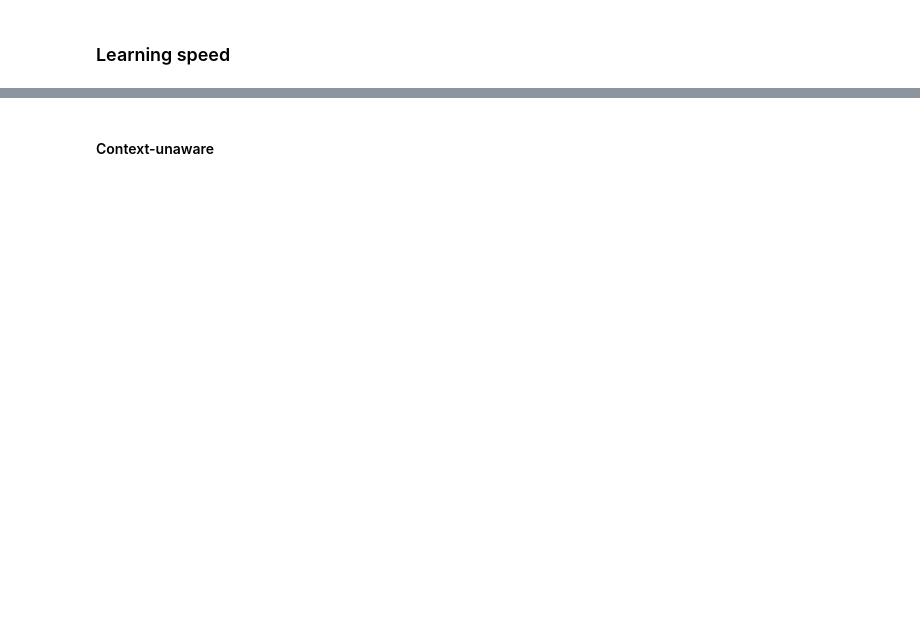
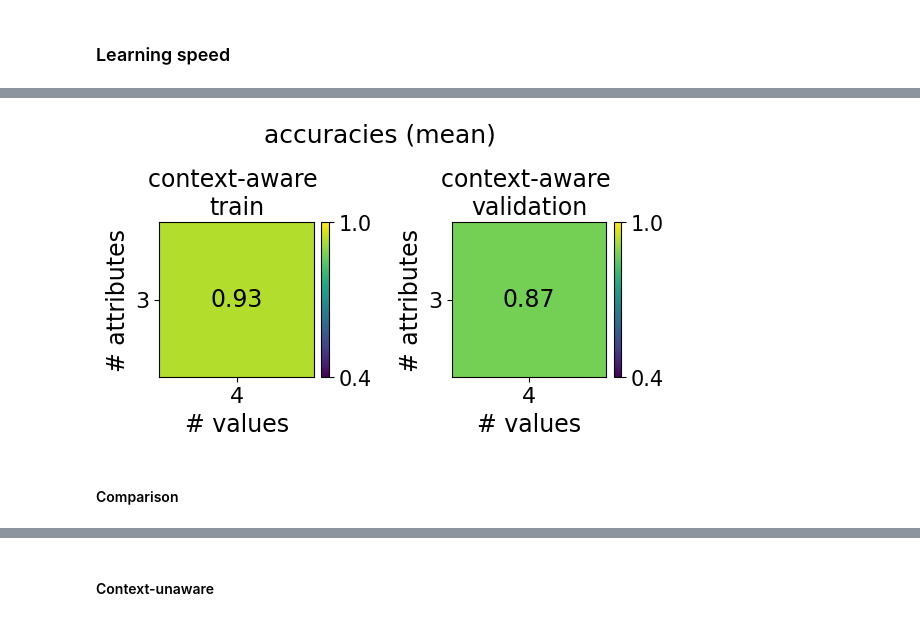
Before and after one commit to mariia55/emergent-abstractions_biased, a Jupyter notebook: analysis_cnn.ipynb, the cells around one changed output, grey strips where cells are left out. Drawn from its saved outputs; the diff is of its cells as text; code cells hidden in the pictures; blank space fills up the shorter version.

```diff
--- a/analysis_cnn.ipynb
+++ b/analysis_cnn.ipynb
@@ -103,0 +49,11 @@ plot_heatmap_one_dataset(accuracies, 'median', plot_dims=(1,2), ylims=(0.4, 1.0)
+# %%
+accuracies_3ds = [all_accuracies_3ds['train_acc'], all_accuracies_3ds['val_acc'],
+              all_accuracies_3ds['cu_train_acc'], all_accuracies_3ds['cu_val_acc']]
+test_accuracies = [all_accuracies_3ds['test_acc'], all_accuracies_3ds['cu_test_acc']]
+# %%
+plot_heatmap_one_dataset(accuracies_3ds, 'mean', plot_dims=(1,2), ylims=(0.4, 1.0), figsize=(6, 3), suptitle='accuracies',
+             fontsize=17, n_runs=5)
+# %% [output]
+[figure, added]
+# %% [markdown]
+#### Comparison
```
Also changed, not shown: parts of 76 cells of this notebook, 5 other files.
